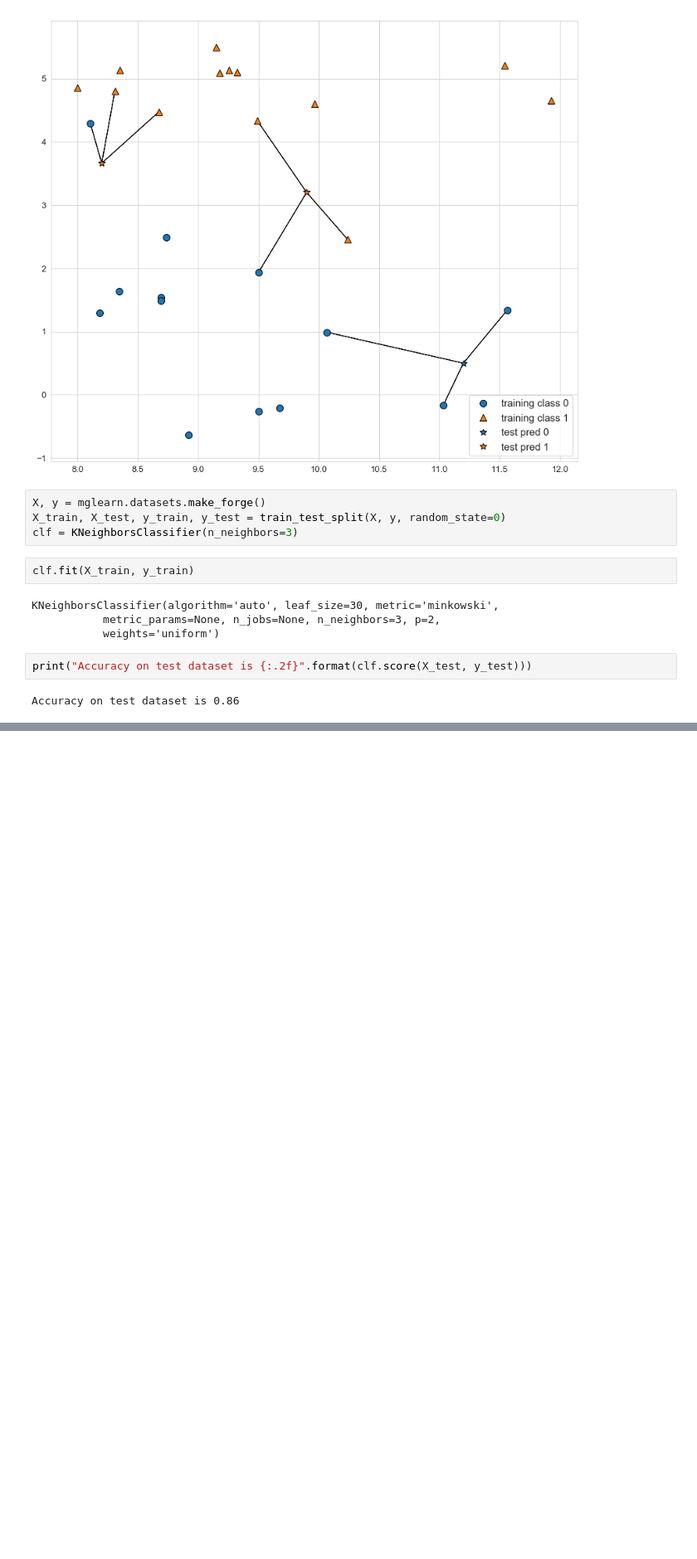
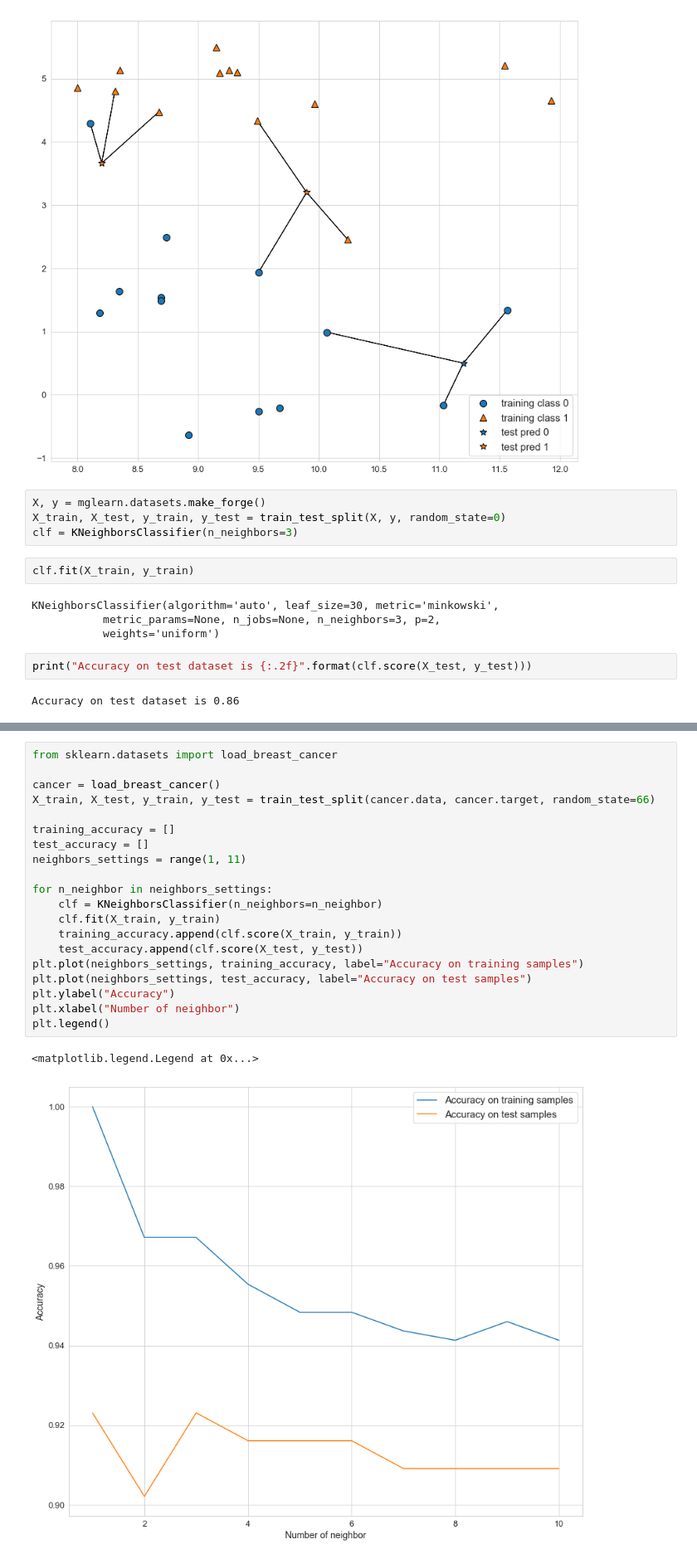
Before and after one commit to ScRiB2/information_about_AI, a Jupyter notebook: Muller.ipynb, the cells around one changed output, grey strips where cells are left out. Shown at 83% size. Cells and saved outputs as stored; diff of their text form; blank space fills up the shorter version.

```diff
--- a/Muller.ipynb
+++ b/Muller.ipynb
@@ -177,0 +192,23 @@ Accuracy on test dataset is 0.86
+# %%
+from sklearn.datasets import load_breast_cancer
+
+cancer = load_breast_cancer()
+X_train, X_test, y_train, y_test = train_test_split(cancer.data, cancer.target, random_state=66)
+
+training_accuracy = []
+test_accuracy = []
+neighbors_settings = range(1, 11)
+
+for n_neighbor in neighbors_settings:
+    clf = KNeighborsClassifier(n_neighbors=n_neighbor)
+    clf.fit(X_train, y_train)
+    training_accuracy.append(clf.score(X_train, y_train))
+    test_accuracy.append(clf.score(X_test, y_test))
+plt.plot(neighbors_settings, training_accuracy, label="Accuracy on training samples")
+plt.plot(neighbors_settings, test_accuracy, label="Accuracy on test samples")
+plt.ylabel("Accuracy")
+plt.xlabel("Number of neighbor")
+plt.legend()
+# %% [output]
+<matplotlib.legend.Legend at 0x...>
+[figure, added]
```
Also changed, not shown: parts of 13 cells of this notebook.
